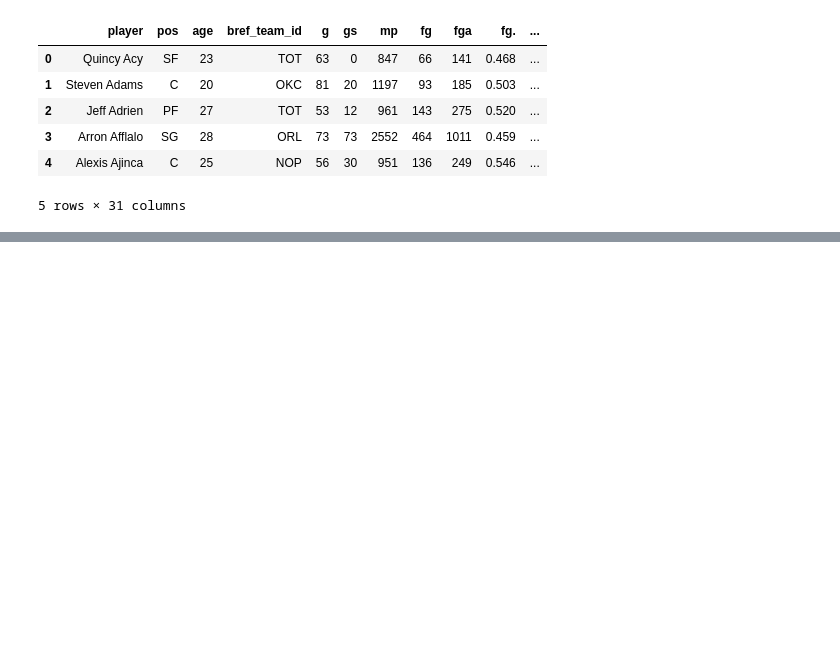
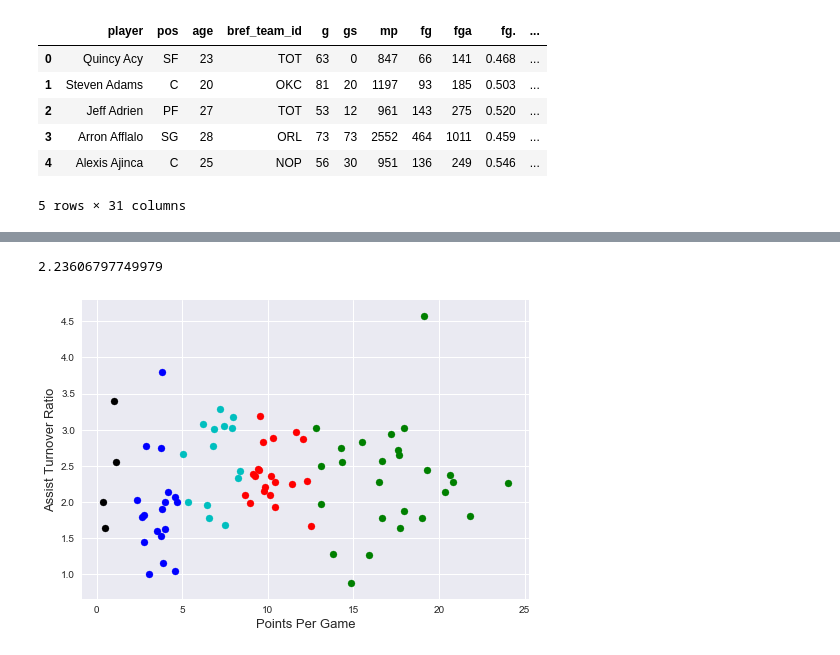
Before and after one commit to hayHarv/jupyterNotes, a Jupyter notebook: K-Means part deux.ipynb, the cells around one changed output, grey strips where cells are left out. Cells and saved outputs as stored; diff of their text form; code cells hidden in the pictures; blank space fills up the shorter version.

```diff
--- a/K-Means part deux.ipynb
+++ b/K-Means part deux.ipynb
@@ -49,0 +127,66 @@ See the caveats in the documentation: http://pandas.pydata.org/pandas-docs/stabl
+# %%
+"""
+Now to calculate the distance from the players to the centroids
+This will allow us to iterate and move centroids to find a compact
+representation of the clusters.
+
+We will use Euclidean distance in this case
+
+N.B. Euclidean distance performs well for 2- or 3- dimensional data,
+for more dimensions it can produce misleading results
+"""
+import math
+
+def calculate_distance(centroid, player_values):
+    root_distance = 0
+
+    # calcuate distance between centroid and player_values
+    for x in range(0, len(centroid)):
+        difference = centroid[x] - player_values[x]
+        squared_difference = difference**2
+        root_distance += squared_difference
+
+    euclid_distance = math.sqrt(root_distance)
+    return euclid_distance
+
+# test distance calculation
+q = [5,2]
+p = [3,1]
+
+print(calculate_distance(q,p))
+# %% [output]
+2.23606797749979
+# %%
+"""
+Now to create a function that loops through the players and
+finds the centroid closest to each
+"""
+
+def assign_to_cluster(row):
+    # variable to track closest cluster & distance
+    player_coords = [row['ppg'], row['atr']]
+
+    centroids_id = []
+    distances = []
+
+    for centroid_id , centroid in centroids_dict.items():
+        centroids_id.append(centroid_id)
+        distances.append(calculate_distance(centroid, player_coords))
+    # np.amin gives the minimum value from an array
+    return(centroids_id[distances.index(np.amin(distances))])
+
+point_guards['cluster'] = point_guards.apply(lambda row: assign_to_cluster(row), axis = 1)
+# %%
+def visualize_clusters(df, num_clusters):
+    colors = ['b', 'g', 'r', 'c', 'm', 'y', 'k']
+
+    for n in range(num_clusters):
+        clustered_df = df[df['cluster'] == n]
+        plt.scatter(clustered_df['ppg'], clustered_df['atr'], c=colors[n-1])
+        plt.xlabel('Points Per Game', fontsize=13)
+        plt.ylabel('Assist Turnover Ratio', fontsize=13)
+    plt.show()
+
+visualize_clusters(point_guards, 5)
+# %% [output]
+[figure, added]
```
Also changed, not shown: parts of 11 cells of this notebook, 1 other file.
